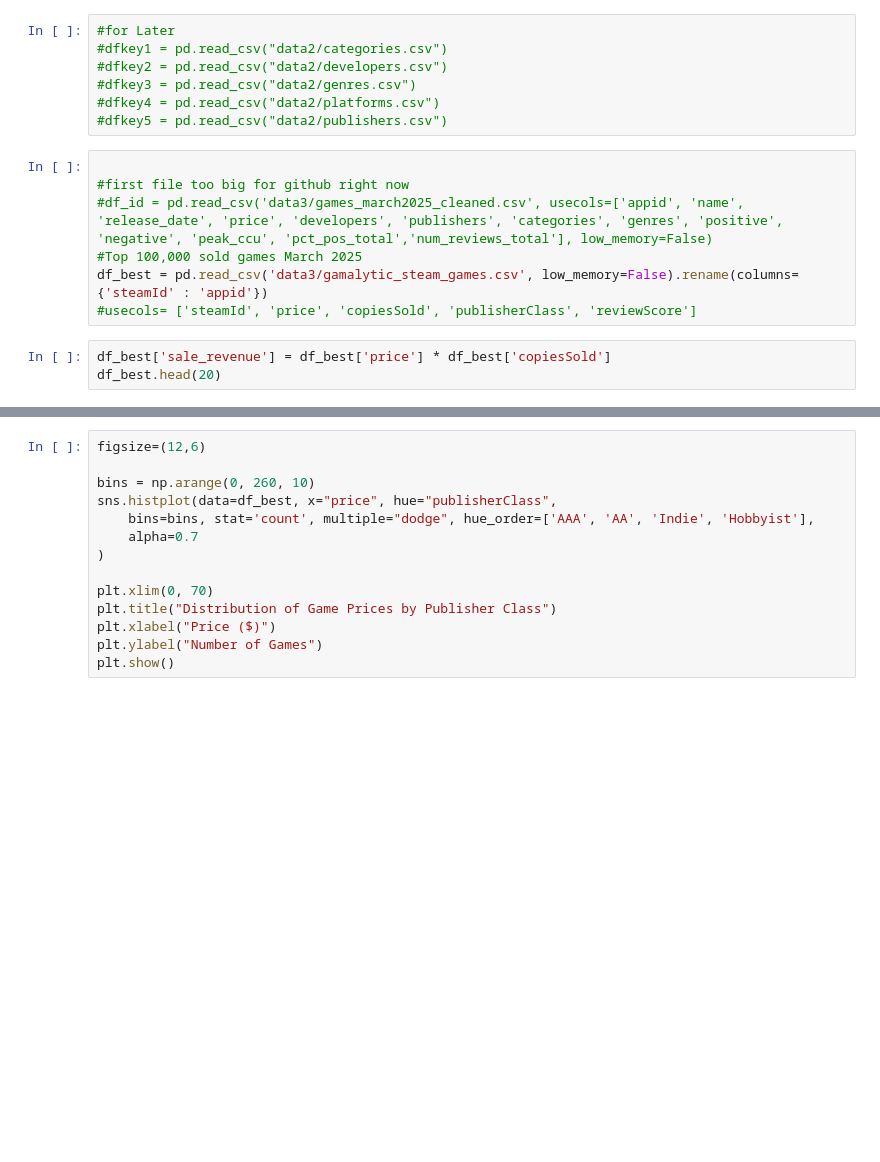
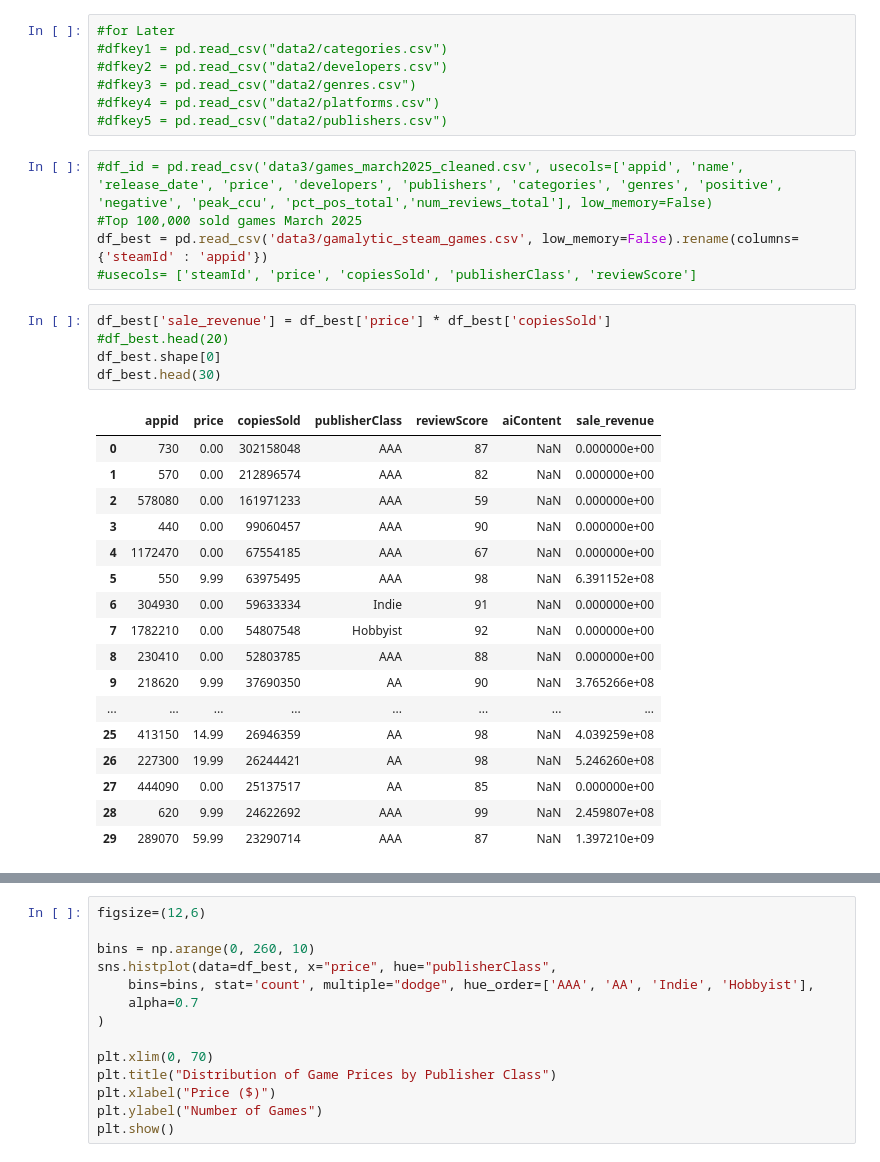
Before and after one commit to oLi-ECL/CS3120_Project, a Jupyter notebook: Cs_Project.ipynb, the cells around one changed output, grey strips where cells are left out. Saved outputs shown, nothing was run; the diff lists cells and outputs as text; blank space fills up the shorter version.

```diff
--- a/Cs_Project.ipynb
+++ b/Cs_Project.ipynb
@@ -23,15 +24,33 @@ df5 = pd.read_csv("data/application_publishers.csv")
 #dfkey4 = pd.read_csv("data2/platforms.csv")
 #dfkey5 = pd.read_csv("data2/publishers.csv")
 # %%
-
-#first file too big for github right now
 #df_id = pd.read_csv('data3/games_march2025_cleaned.csv', usecols=['appid', 'name', 'release_date', 'price', 'developers', 'publishers', 'categories', 'genres', 'positive', 'negative', 'peak_ccu', 'pct_pos_total','num_reviews_total'], low_memory=False)
 #Top 100,000 sold games March 2025
 df_best = pd.read_csv('data3/gamalytic_steam_games.csv', low_memory=False).rename(columns={'steamId' : 'appid'})
 #usecols= ['steamId', 'price', 'copiesSold', 'publisherClass', 'reviewScore']
 # %%
 df_best['sale_revenue'] = df_best['price'] * df_best['copiesSold']
-df_best.head(20)
+#df_best.head(20)
+df_best.shape[0]
+df_best.head(30)
+# %% [output]
+|  | appid | price | copiesSold | publisherClass | reviewScore | aiContent | sale_revenue |
+| 0 | 730 | 0.00 | 302158048 | AAA | 87 | NaN | 0.000000e+00 |
+| 1 | 570 | 0.00 | 212896574 | AAA | 82 | NaN | 0.000000e+00 |
+| 2 | 578080 | 0.00 | 161971233 | AAA | 59 | NaN | 0.000000e+00 |
+| 3 | 440 | 0.00 | 99060457 | AAA | 90 | NaN | 0.000000e+00 |
+| 4 | 1172470 | 0.00 | 67554185 | AAA | 67 | NaN | 0.000000e+00 |
+| 5 | 550 | 9.99 | 63975495 | AAA | 98 | NaN | 6.391152e+08 |
+| 6 | 304930 | 0.00 | 59633334 | Indie | 91 | NaN | 0.000000e+00 |
+| 7 | 1782210 | 0.00 | 54807548 | Hobbyist | 92 | NaN | 0.000000e+00 |
+| 8 | 230410 | 0.00 | 52803785 | AAA | 88 | NaN | 0.000000e+00 |
+| 9 | 218620 | 9.99 | 37690350 | AA | 90 | NaN | 3.765266e+08 |
+| ... | ... | ... | ... | ... | ... | ... | ... |
+| 25 | 413150 | 14.99 | 26946359 | AA | 98 | NaN | 4.039259e+08 |
+| 26 | 227300 | 19.99 | 26244421 | AA | 98 | NaN | 5.246260e+08 |
+| 27 | 444090 | 0.00 | 25137517 | AA | 85 | NaN | 0.000000e+00 |
+| 28 | 620 | 9.99 | 24622692 | AAA | 99 | NaN | 2.459807e+08 |
+| 29 | 289070 | 59.99 | 23290714 | AAA | 87 | NaN | 1.397210e+09 |
 # %%
 avg = df_best['price'].mean()
 publishers = df_best['publisherClass'].value_counts()
```
Also changed, not shown: parts of 7 cells of this notebook.
